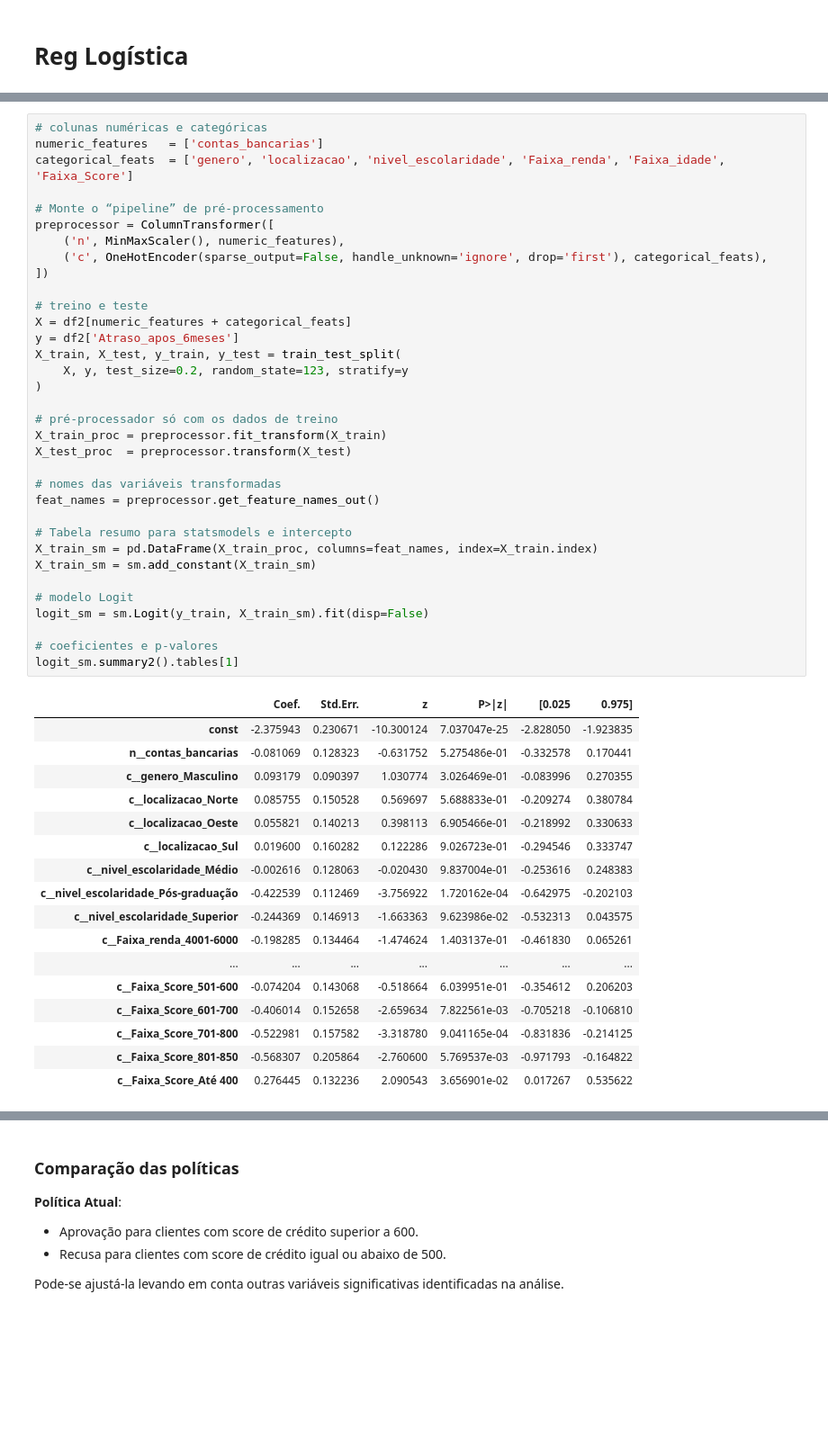
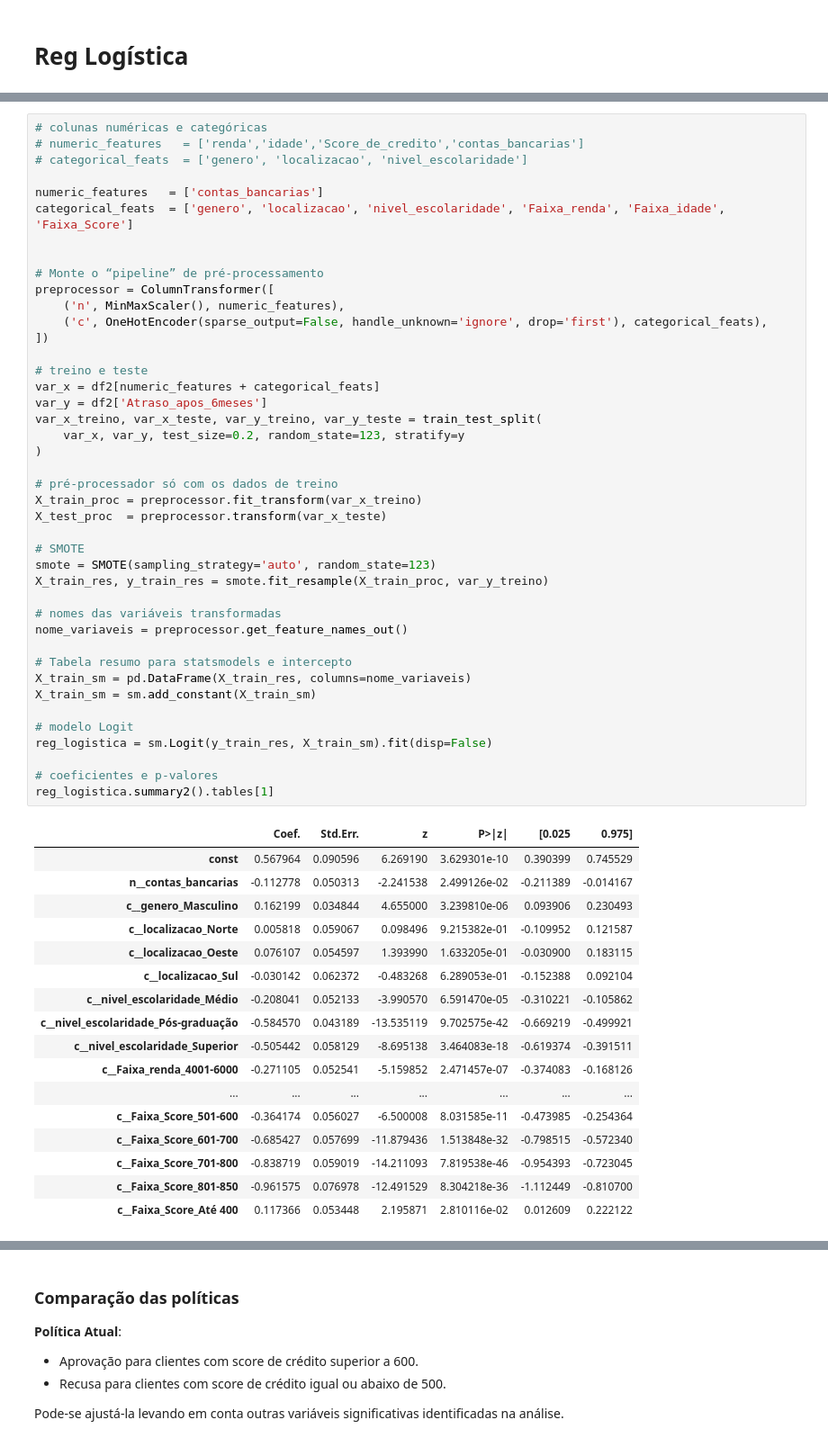
Before and after one commit to jrodrigotico/case_politica_credito, a Jupyter notebook: case.ipynb, the cells around one changed output, grey strips where cells are left out. Shown at 90% size. Saved outputs shown, nothing was run; the diff lists cells and outputs as text; blank space fills up the shorter version.

Commit message:
adding SMOTE

```diff
--- a/case.ipynb
+++ b/case.ipynb
@@ -108,54 +113,62 @@ Esses dados indicam que, conforme a pontuação de crédito do cliente aumenta,
 # %%
 # colunas numéricas e categóricas
+# numeric_features   = ['renda','idade','Score_de_credito','contas_bancarias']
+# categorical_feats  = ['genero', 'localizacao', 'nivel_escolaridade']
+
 numeric_features   = ['contas_bancarias']
 categorical_feats  = ['genero', 'localizacao', 'nivel_escolaridade', 'Faixa_renda', 'Faixa_idade', 'Faixa_Score']
+
 
 # Monte o “pipeline” de pré-processamento
 preprocessor = ColumnTransformer([
     ('n', MinMaxScaler(), numeric_features),
     ('c', OneHotEncoder(sparse_output=False, handle_unknown='ignore', drop='first'), categorical_feats),
 ])
 
 # treino e teste
-X = df2[numeric_features + categorical_feats]
-y = df2['Atraso_apos_6meses']
-X_train, X_test, y_train, y_test = train_test_split(
-    X, y, test_size=0.2, random_state=123, stratify=y
+var_x = df2[numeric_features + categorical_feats]
+var_y = df2['Atraso_apos_6meses']
+var_x_treino, var_x_teste, var_y_treino, var_y_teste = train_test_split(
+    var_x, var_y, test_size=0.2, random_state=123, stratify=y
 )
 
 # pré-processador só com os dados de treino
-X_train_proc = preprocessor.fit_transform(X_train)
-X_test_proc  = preprocessor.transform(X_test)
+X_train_proc = preprocessor.fit_transform(var_x_treino)
+X_test_proc  = preprocessor.transform(var_x_teste)
+
+# SMOTE
+smote = SMOTE(sampling_strategy='auto', random_state=123)
+X_train_res, y_train_res = smote.fit_resample(X_train_proc, var_y_treino)
 
 # nomes das variáveis transformadas
-feat_names = preprocessor.get_feature_names_out()
+nome_variaveis = preprocessor.get_feature_names_out()
 
 # Tabela resumo para statsmodels e intercepto
-X_train_sm = pd.DataFrame(X_train_proc, columns=feat_names, index=X_train.index)
+X_train_sm = pd.DataFrame(X_train_res, columns=nome_variaveis)
 X_train_sm = sm.add_constant(X_train_sm)
 
 # modelo Logit
-logit_sm = sm.Logit(y_train, X_train_sm).fit(disp=False)
+reg_logistica = sm.Logit(y_train_res, X_train_sm).fit(disp=False)
 
 # coeficientes e p-valores
-logit_sm.summary2().tables[1]
+reg_logistica.summary2().tables[1]
 # %% [output]
 |  | Coef. | Std.Err. | z | P>|z| | [0.025 | 0.975] |
-| const | -2.375943 | 0.230671 | -10.300124 | 7.037047e-25 | -2.828050 | -1.923835 |
-| n__contas_bancarias | -0.081069 | 0.128323 | -0.631752 | 5.275486e-01 | -0.332578 | 0.170441 |
-| c__genero_Masculino | 0.093179 | 0.090397 | 1.030774 | 3.026469e-01 | -0.083996 | 0.270355 |
-| c__localizacao_Norte | 0.085755 | 0.150528 | 0.569697 | 5.688833e-01 | -0.209274 | 0.380784 |
-| c__localizacao_Oeste | 0.055821 | 0.140213 | 0.398113 | 6.905466e-01 | -0.218992 | 0.330633 |
-| c__localizacao_Sul | 0.019600 | 0.160282 | 0.122286 | 9.026723e-01 | -0.294546 | 0.333747 |
-| c__nivel_escolaridade_Médio | -0.002616 | 0.128063 | -0.020430 | 9.837004e-01 | -0.253616 | 0.248383 |
-| c__nivel_escolaridade_Pós-graduação | -0.422539 | 0.112469 | -3.756922 | 1.720162e-04 | -0.642975 | -0.202103 |
-| c__nivel_escolaridade_Superior | -0.244369 | 0.146913 | -1.663363 | 9.623986e-02 | -0.532313 | 0.043575 |
-| c__Faixa_renda_4001-6000 | -0.198285 | 0.134464 | -1.474624 | 1.403137e-01 | -0.461830 | 0.065261 |
+| const | 0.567964 | 0.090596 | 6.269190 | 3.629301e-10 | 0.390399 | 0.745529 |
+| n__contas_bancarias | -0.112778 | 0.050313 | -2.241538 | 2.499126e-02 | -0.211389 | -0.014167 |
+| c__genero_Masculino | 0.162199 | 0.034844 | 4.655000 | 3.239810e-06 | 0.093906 | 0.230493 |
+| c__localizacao_Norte | 0.005818 | 0.059067 | 0.098496 | 9.215382e-01 | -0.109952 | 0.121587 |
+| c__localizacao_Oeste | 0.076107 | 0.054597 | 1.393990 | 1.633205e-01 | -0.030900 | 0.183115 |
+| c__localizacao_Sul | -0.030142 | 0.062372 | -0.483268 | 6.289053e-01 | -0.152388 | 0.092104 |
+| c__nivel_escolaridade_Médio | -0.208041 | 0.052133 | -3.990570 | 6.591470e-05 | -0.310221 | -0.105862 |
+| c__nivel_escolaridade_Pós-graduação | -0.584570 | 0.043189 | -13.535119 | 9.702575e-42 | -0.669219 | -0.499921 |
+| c__nivel_escolaridade_Superior | -0.505442 | 0.058129 | -8.695138 | 3.464083e-18 | -0.619374 | -0.391511 |
+| c__Faixa_renda_4001-6000 | -0.271105 | 0.052541 | -5.159852 | 2.471457e-07 | -0.374083 | -0.168126 |
 | ... | ... | ... | ... | ... | ... | ... |
-| c__Faixa_Score_501-600 | -0.074204 | 0.143068 | -0.518664 | 6.039951e-01 | -0.354612 | 0.206203 |
-| c__Faixa_Score_601-700 | -0.406014 | 0.152658 | -2.659634 | 7.822561e-03 | -0.705218 | -0.106810 |
-| c__Faixa_Score_701-800 | -0.522981 | 0.157582 | -3.318780 | 9.041165e-04 | -0.831836 | -0.214125 |
-| c__Faixa_Score_801-850 | -0.568307 | 0.205864 | -2.760600 | 5.769537e-03 | -0.971793 | -0.164822 |
-| c__Faixa_Score_Até 400 | 0.276445 | 0.132236 | 2.090543 | 3.656901e-02 | 0.017267 | 0.535622 |
+| c__Faixa_Score_501-600 | -0.364174 | 0.056027 | -6.500008 | 8.031585e-11 | -0.473985 | -0.254364 |
+| c__Faixa_Score_601-700 | -0.685427 | 0.057699 | -11.879436 | 1.513848e-32 | -0.798515 | -0.572340 |
+| c__Faixa_Score_701-800 | -0.838719 | 0.059019 | -14.211093 | 7.819538e-46 | -0.954393 | -0.723045 |
+| c__Faixa_Score_801-850 | -0.961575 | 0.076978 | -12.491529 | 8.304218e-36 | -1.112449 | -0.810700 |
+| c__Faixa_Score_Até 400 | 0.117366 | 0.053448 | 2.195871 | 2.810116e-02 | 0.012609 | 0.222122 |
 # %% [markdown]
 ### Coeficientes Significativos (p-valor < 0.05):
```
Also changed, not shown: parts of 5 cells of this notebook.
